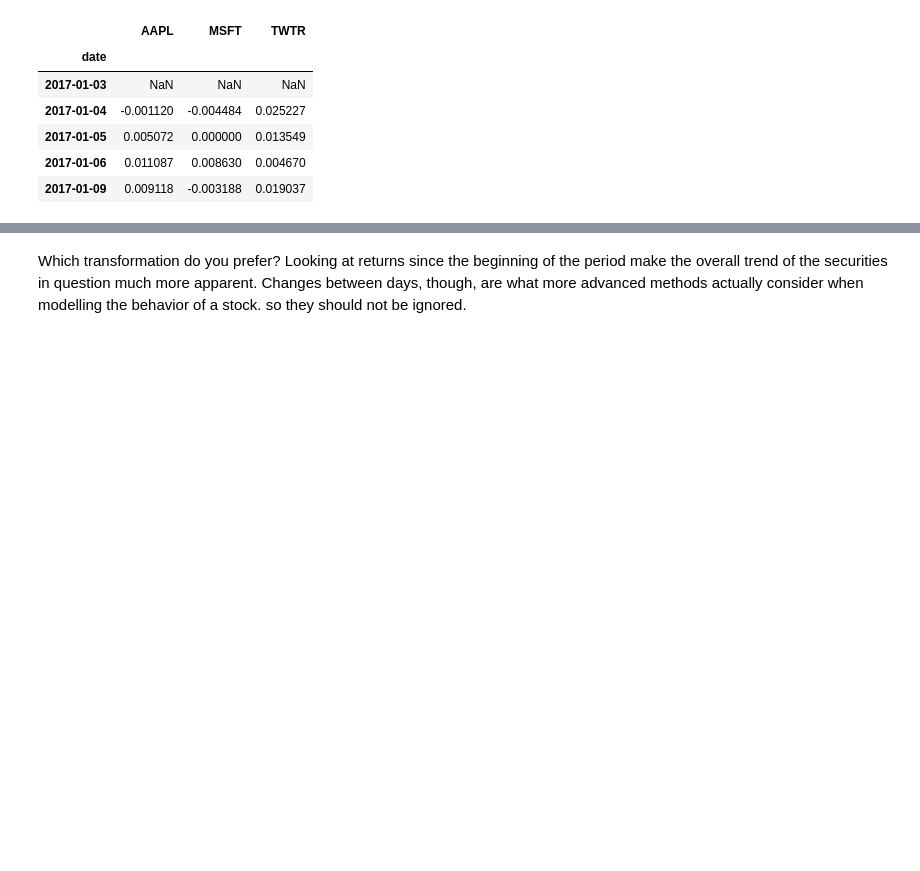
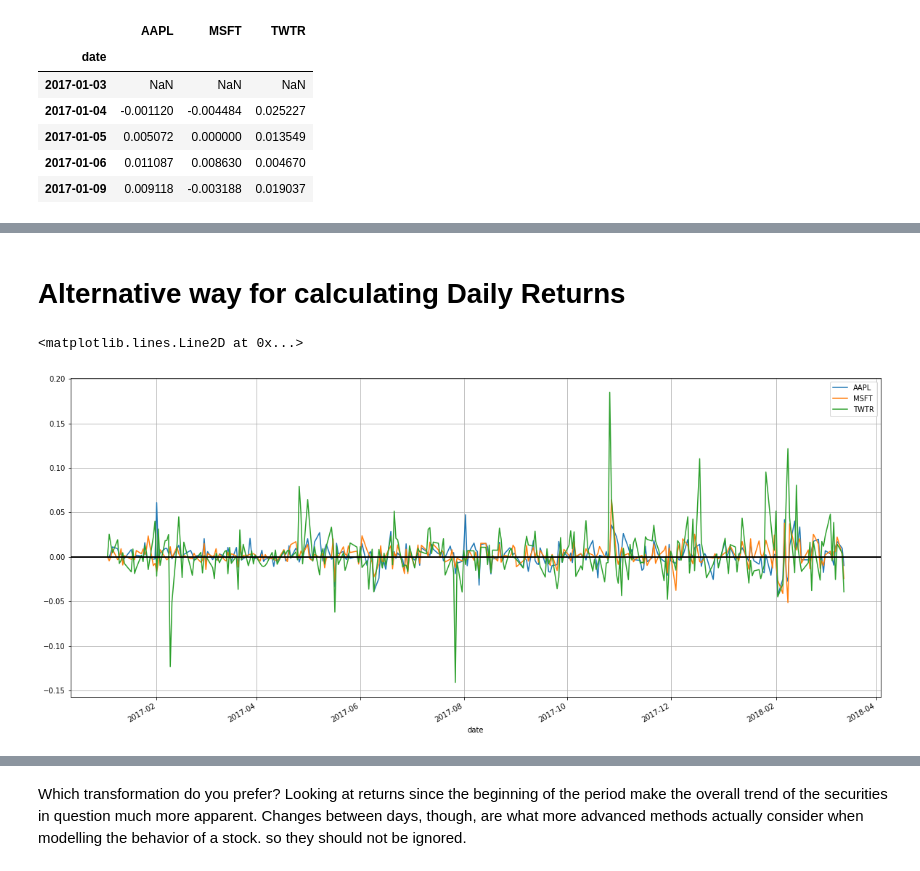
Before and after one commit to Sasa94s/stock_market, a Jupyter notebook: src/analysis/Stock Market Data Analysis.ipynb, the cells around one changed output, grey strips where cells are left out. Drawn from its saved outputs; the diff is of its cells as text; code cells hidden in the pictures; blank space fills up the shorter version.

```diff
--- a/src/analysis/Stock Market Data Analysis.ipynb
+++ b/src/analysis/Stock Market Data Analysis.ipynb
@@ -510,0 +516,9 @@ stock_change.plot(grid = True).axhline(y = 0, color = "black", lw = 2)
+# %% [markdown]
+# Alternative way for calculating Daily Returns
+# %%
+stocks_pct_change = stocks.pct_change()
+stocks_pct_change.fillna(0, inplace=True)
+stocks_pct_change.plot(grid = True).axhline(y = 0, color = "black", lw = 2)
+# %% [output]
+<matplotlib.lines.Line2D at 0x...>
+[figure, added]
```
Also changed, not shown: parts of 28 cells of this notebook.
